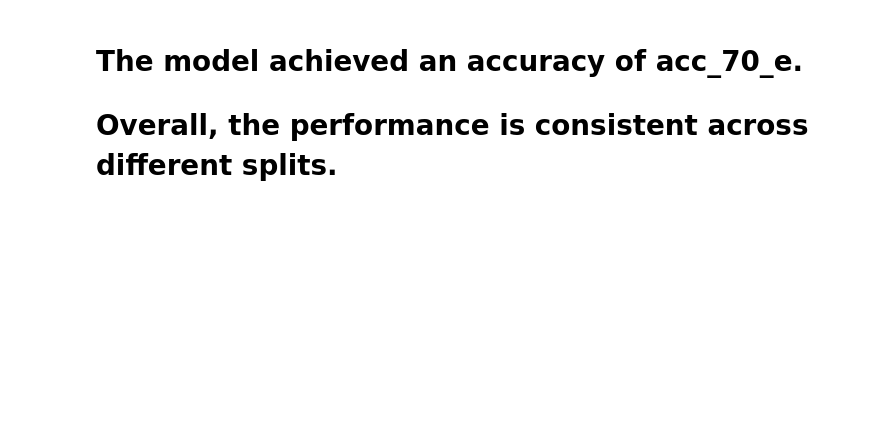
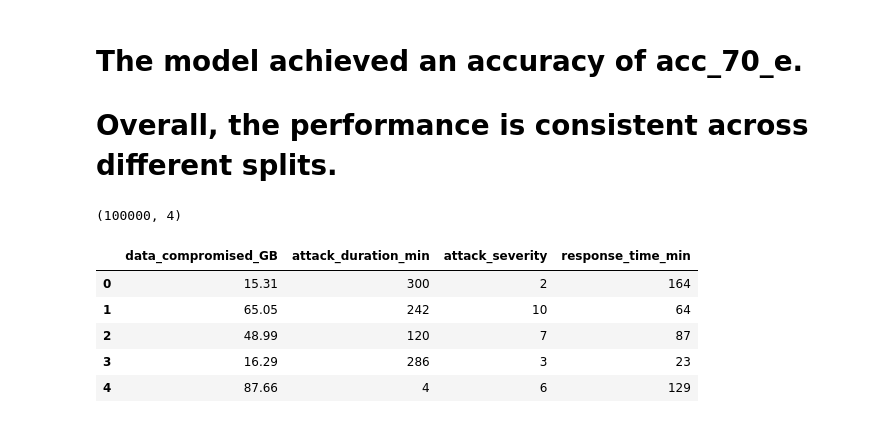
Before and after one commit to noor-gh06/Cybercrime-DataMining, a Jupyter notebook: phase3.ipynb, the cells around one changed output. Cells and saved outputs as stored; diff of their text form; code cells hidden in the pictures; blank space fills up the shorter version.

```diff
--- a/phase3.ipynb
+++ b/phase3.ipynb
@@ -815,0 +594,15 @@ Confusion Matrix (70/30 - Entropy):
+# %%
+data = df.select_dtypes(include=['number']).fillna(df.select_dtypes(include=['number']).mean())
+# Keep only numeric columns for clustering
+data = df.select_dtypes(include=['number']).fillna(df.select_dtypes(include=['number']).mean())
+
+print(data.shape)
+data.head()
+# %% [output]
+(100000, 4)
+|  | data_compromised_GB | attack_duration_min | attack_severity | response_time_min |
+| 0 | 15.31 | 300 | 2 | 164 |
+| 1 | 65.05 | 242 | 10 | 64 |
+| 2 | 48.99 | 120 | 7 | 87 |
+| 3 | 16.29 | 286 | 3 | 23 |
+| 4 | 87.66 | 4 | 6 | 129 |
```
Also changed, not shown: parts of 48 cells of this notebook.
